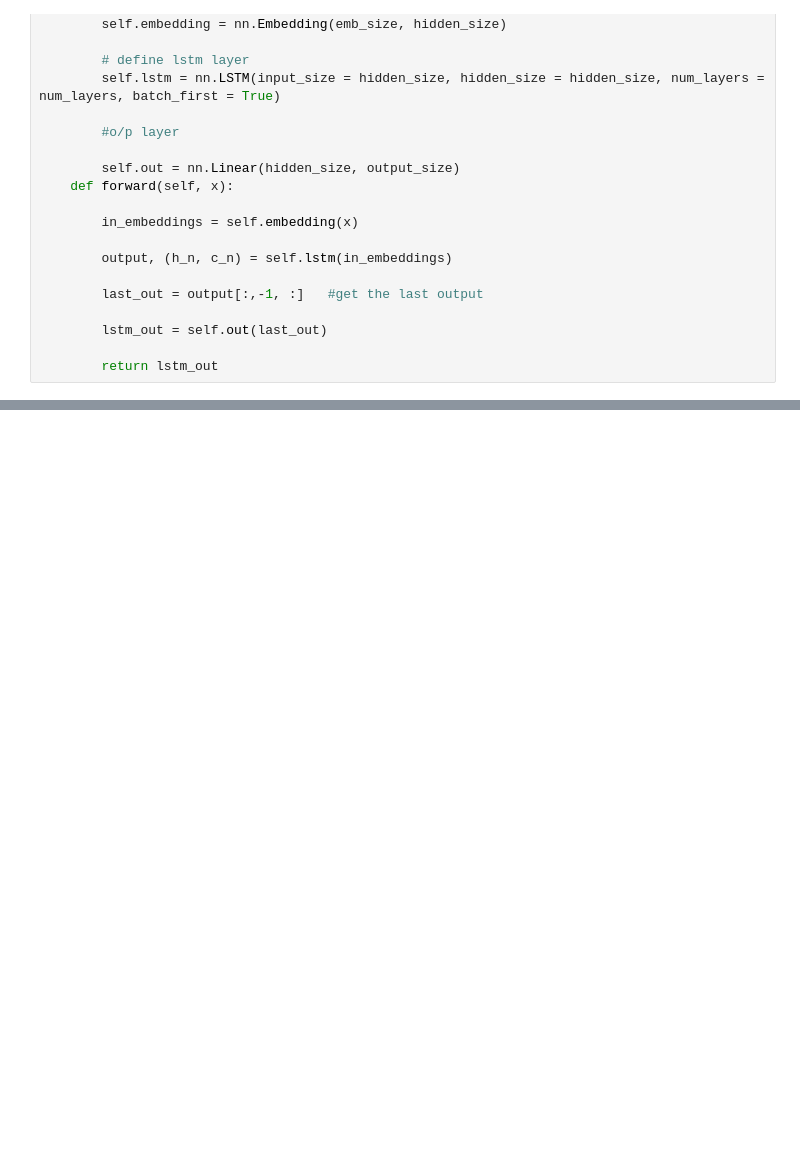
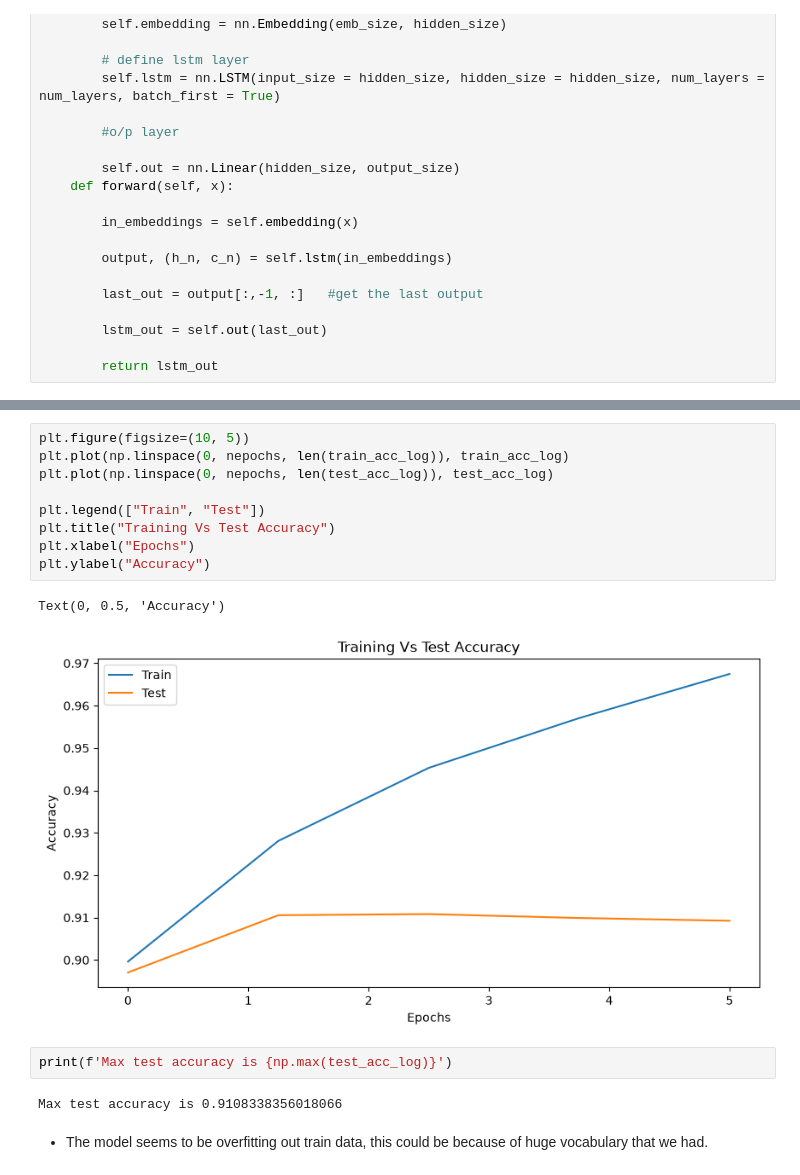
Before and after one commit to Jayadeep19/pytorch, a Jupyter notebook: 5. sequential models/5. LSTM_text_processing.ipynb, the cells around one changed output, grey strips where cells are left out. Cells and saved outputs as stored; diff of their text form; blank space fills up the shorter version.

```diff
--- a/5. sequential models/5. LSTM_text_processing.ipynb
+++ b/5. sequential models/5. LSTM_text_processing.ipynb
@@ -345,0 +504,18 @@ class LSTMClassifier(nn.Module):
+# %%
+plt.figure(figsize=(10, 5))
+plt.plot(np.linspace(0, nepochs, len(train_acc_log)), train_acc_log)
+plt.plot(np.linspace(0, nepochs, len(test_acc_log)), test_acc_log)
+
+plt.legend(["Train", "Test"])
+plt.title("Training Vs Test Accuracy")
+plt.xlabel("Epochs")
+plt.ylabel("Accuracy")
+# %% [output]
+Text(0, 0.5, 'Accuracy')
+[figure, added]
+# %%
+print(f'Max test accuracy is {np.max(test_acc_log)}')
+# %% [output]
+Max test accuracy is 0.9108338356018066
+# %% [markdown]
+- The model seems to be overfitting out train data, this could be because of huge vocabulary that we had.
```
Also changed, not shown: parts of 13 cells of this notebook.
